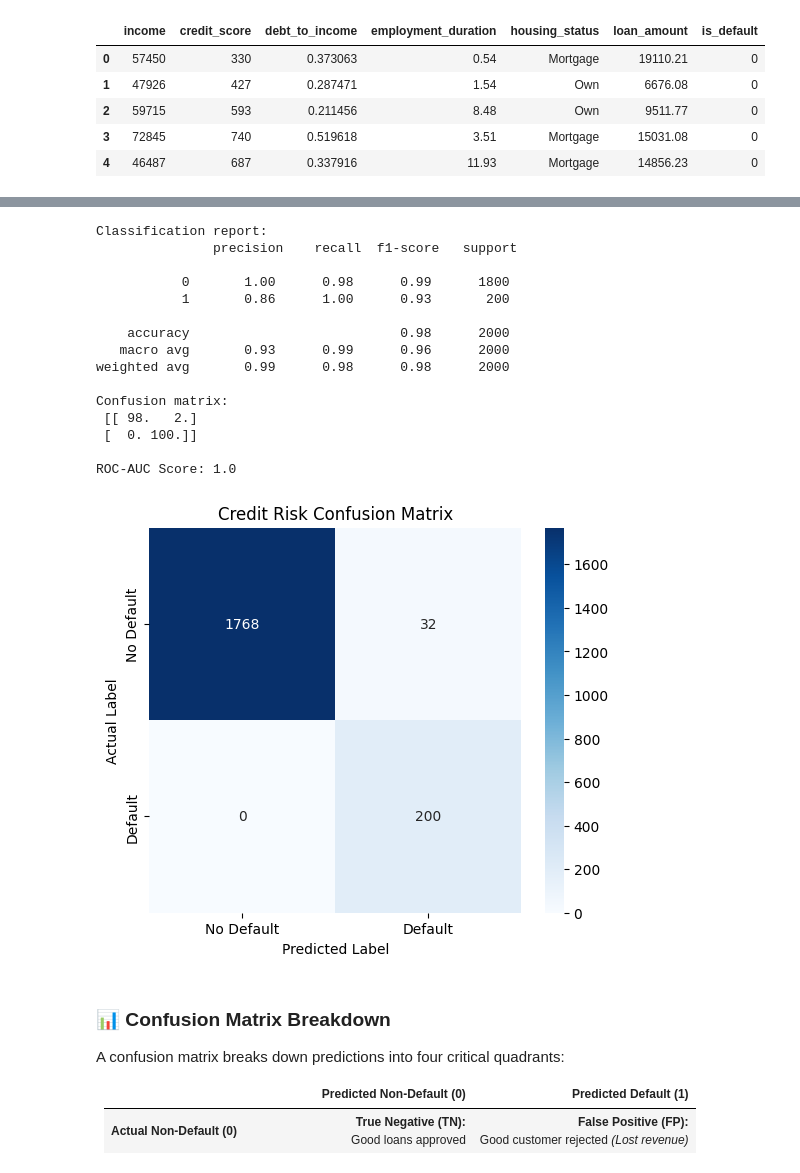
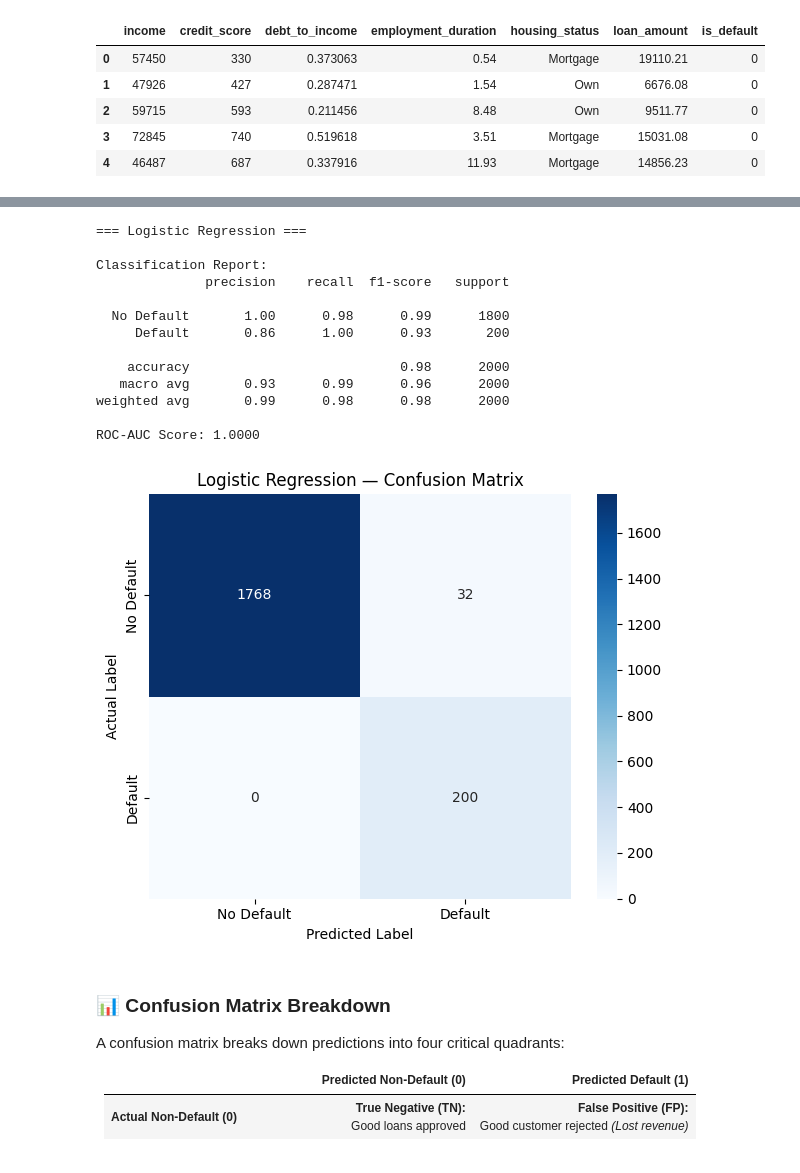
Before and after one commit to ash322ash422/tut_ml, a Jupyter notebook: 2_classify_logistic_regression/logistic_reg3_loan_defaulter_logistic_DecTree_LightGBM.ipynb, the cells around one changed output, grey strips where cells are left out. Saved outputs shown, nothing was run; the diff lists cells and outputs as text; code cells hidden in the pictures.

```diff
--- a/2_classify_logistic_regression/logistic_reg3_loan_defaulter_logistic_DecTree_LightGBM.ipynb
+++ b/2_classify_logistic_regression/logistic_reg3_loan_defaulter_logistic_DecTree_LightGBM.ipynb
@@ -169,0 +298,12 @@ print(X_train_scaled[0])    # scaled
+# %%
+X_train, X_test, y_train, y_test = train_test_split(
+    X, y,
+    test_size=0.2,   # 80% train, 20% test
+    stratify=y,      # Preserves the 90/10 class ratio in both splits
+    random_state=42  # Reproducibility
+)
+
+print(f"Training set:  {X_train.shape[0]:,} rows")
+print(f"Test set:      {X_test.shape[0]:,} rows")
+print(f"Default rate in train: {y_train.mean():.1%}")
+print(f"Default rate in test:  {y_test.mean():.1%}")
@@ -170,53 +382,46 @@ print(X_train_scaled[0])    # scaled
 # %%
-# class_weight='balanced' automatically adjusts weights inversely proportional to class frequencies
+# Train Logistic Regression on scaled data
+# class_weight='balanced' adjusts penalties to account for the 90/10 class ratio
 model_lr = LogisticRegression(class_weight='balanced', random_state=42)
 model_lr.fit(X_train_scaled, y_train)
 
-y_pred = model_lr.predict(X_test_scaled)
-y_proba = model_lr.predict_proba(X_test_scaled)[:, 1]
+# Predict class labels (0 or 1) and probabilities
+y_pred_lr   = model_lr.predict(X_test_scaled)
+y_proba_lr  = model_lr.predict_proba(X_test_scaled)[:, 1]  # Column 1 = P(default)
 
-print("Classification report:\n", classification_report(y_test, y_pred))
-
-cm = confusion_matrix(y_test, y_pred, normalize='true').round(2)
-print("Confusion matrix:\n", cm*100)
-
-
-print("\nROC-AUC Score:",roc_auc_score(y_test, y_proba).round(4))
+print("=== Logistic Regression ===")
+print("\nClassification Report:")
+print(classification_report(y_test, y_pred_lr, target_names=['No Default', 'Default']))
+print(f"ROC-AUC Score: {roc_auc_score(y_test, y_proba_lr):.4f}")
 # %% [output]
-Classification report:
-               precision    recall  f1-score   support
+=== Logistic Regression ===
 
-           0       1.00      0.98      0.99      1800
-           1       0.86      1.00      0.93       200
+Classification Report:
+              precision    recall  f1-score   support
+
+  No Default       1.00      0.98      0.99      1800
+     Default       0.86      1.00      0.93       200
 
     accuracy                           0.98      2000
    macro avg       0.93      0.99      0.96      2000
 weighted avg       0.99      0.98      0.98      2000
 
-Confusion matrix:
- [[ 98.   2.]
- [  0. 100.]]
-
-ROC-AUC Score: 1.0
+ROC-AUC Score: 1.0000
 # %%
-import matplotlib.pyplot as plt
-import seaborn as sns
-from sklearn.metrics import confusion_matrix
+# Visualise the confusion matrix
+cm_lr = confusion_matrix(y_test, y_pred_lr)
 
-# Generate the raw matrix values
-cm = confusion_matrix(y_test, y_pred)
-
-# Plotting the matrix visually
 plt.figure(figsize=(6, 5))
-sns.heatmap(cm, annot=True, fmt='d', cmap='Blues',
+sns.heatmap(cm_lr, annot=True, fmt='d', cmap='Blues',
             xticklabels=['No Default', 'Default'],
             yticklabels=['No Default', 'Default'])
 plt.ylabel('Actual Label')
 plt.xlabel('Predicted Label')
-plt.title('Credit Risk Confusion Matrix')
+plt.title('Logistic Regression — Confusion Matrix')
+plt.tight_layout()
 plt.show()
 # %% [output]
-[figure, old version]
+[figure, new version]
 # %% [markdown]
 ### 📊 Confusion Matrix Breakdown
 
```
Also changed, not shown: parts of 69 cells of this notebook, 2 other files.
